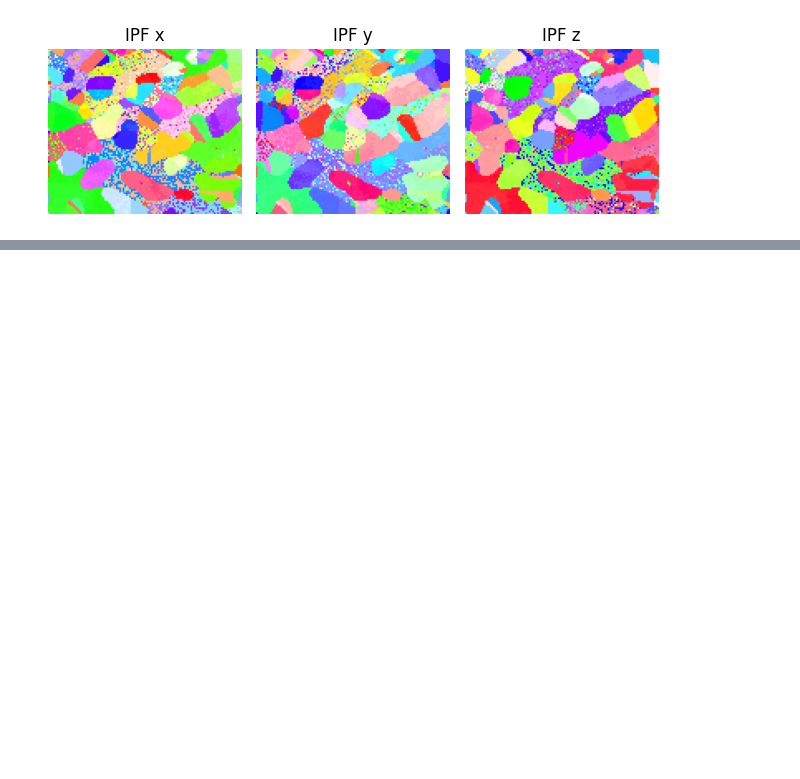
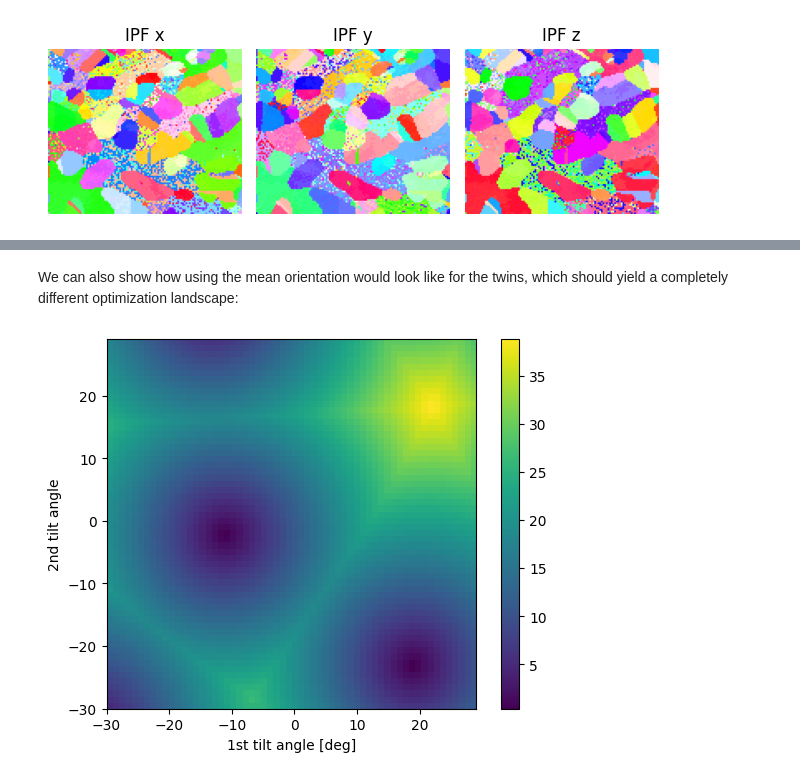
Before and after one commit to viljarjf/tiltlib, a Jupyter notebook: docs/source/tutorials/zone_axis_alignment.ipynb, the cells around one changed output, grey strips where cells are left out. Cells and saved outputs as stored; diff of their text form; code cells hidden in the pictures; blank space fills up the shorter version.

```diff
--- a/docs/source/tutorials/zone_axis_alignment.ipynb
+++ b/docs/source/tutorials/zone_axis_alignment.ipynb
@@ -144,0 +182,6 @@ We see that both grains indeed align simultaneously.
+# %% [markdown]
+We can also show how using the mean orientation would look like for the twins, which should yield a completely different optimization landscape:
+# %%
+fig = circle_crop.plot_angle_with(target, use_mean_orientation=True)
+# %% [output]
+[figure, added]
```
Also changed, not shown: parts of 26 cells of this notebook.
